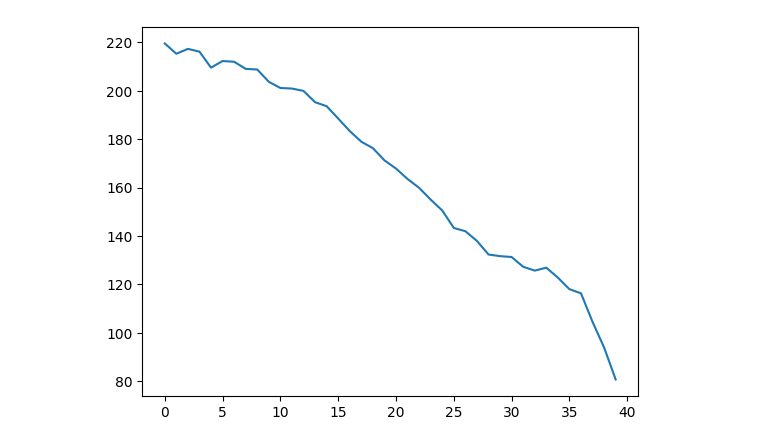
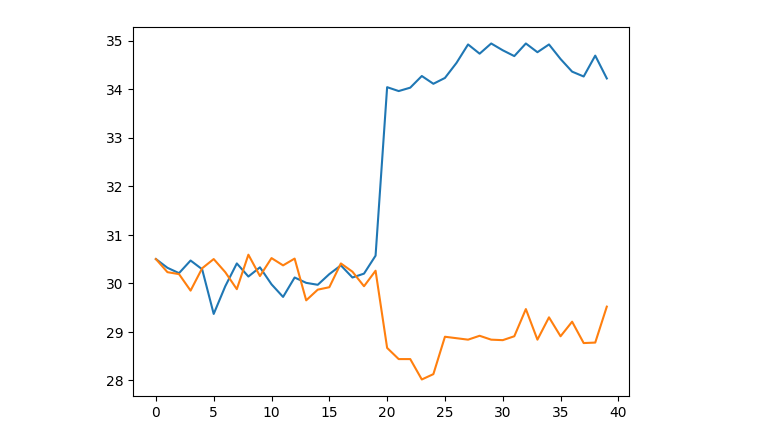
Before and after one commit to benlchang/HD47127-b-ADI, a Jupyter notebook: HD47127_ADI.ipynb, the cells around one changed output. Drawn from its saved outputs; the diff is of its cells as text; code cells hidden in the pictures.

Commit message:
6/3 - first contrast curve

```diff
--- a/HD47127_ADI.ipynb
+++ b/HD47127_ADI.ipynb
@@ -114,7 +116,6 @@ def cADI_NIRC2(flist):
             ctrPoisson.append((611.4,436.2))
 
             aligned_cube[0,:,:] = rawcube[0,:,:]
-            print(head)
         else:
             shifts, error, diffphase = phase_cross_correlation(rawcube[0,:,:], rawcube[i,:,:],upsample_factor=100,normalization=None)
             aligned_cube[i,:,:] = fourier_shift(rawcube[i,:,:],shifts)
@@ -124,6 +125,7 @@ def cADI_NIRC2(flist):
         va = head['ROTPOSN'] - head['INSTANGL'] + head['PARANG']
         vertangs.append(va)
 
+    fits.writeto('tempstar.fits',aligned_cube[1,:,:],overwrite=True)
     medcube = np.nanmedian(aligned_cube,axis=0)
 
     for i in np.arange(len(flist)):
@@ -150,6 +152,7 @@ def cADI_NIRC2(flist):
     return SNR_map, med_derot, ctrs[0]
 
 #ADI
+
 def ADI_NIRC2(flist):
     rawcube, ctrs, parangs = ADI_getImages(flist, 1024, 1024)
 
@@ -220,12 +223,12 @@ def forwardmodel(flist, psflist=None, gaussian=None):
 
 #   ___CHANGE THIS___   """
 
-#datadir = '../rawdata/2023_12_H/'
+datadir = '../rawdata/2023_12_H/'
 #datadir = '../rawdata/2023_12_J/'
 #datadir = '../rawdata/2023_02_H/'
 #datadir = '../rawdata/2023_12_CH4long/'
 #datadir = '../rawdata/2023_12_CH4short/'
-datadir = '../rawdata/2023_12_Kshort/'
+#datadir = '../rawdata/2023_12_Kshort/'
 #datadir = '../rawdata/DEWARPED_2021_04_CH4short/'
 flist = sorted(glob.glob(datadir + '*.fits'))
 #psflist = sorted(glob.glob(psfdir + '*.fits'))
@@ -235,6 +238,7 @@ gaussian = makeGaussian(size=120, amplitude=30, fwhm=6)
 #diskForwardmodel(flist, psflist)
 #forwardmodel(flist, psflist)
 #ADI_NIRC2(flist)
-forwardmodel(flist, gaussian=gaussian)
+cADI_NIRC2(flist)
+#forwardmodel(flist, gaussian=gaussian)
 #flist_adi, cen = ADI_NIRC2(flist)
 # %% [output]
@@ -348,35 +354,54 @@ Burn in finished. Now sampling posterior
 # %%
-output_prefix = '../klipdata/2023_12_H/'
+#calculate contrast
 
-def contrastCurve(output_prefix, pixel_sep, pa):
-    hdulist = fits.open(output_prefix + "-KLmodes-all.fits")
+from scipy.ndimage import shift
+#take in star data
+def starData(flist, xdim, ydim):
+    rawcube = np.zeros((len(flist), 60, 60))
+    alignedcube = np.zeros((len(flist), 60, 60))
+    ctrs = []
+    for i in range(len(flist)):
+        rawcube[i,:,:] = fits.getdata(flist[i])[30:90,2:62]
+        if i == 0:
+            alignedcube[0,:,:] = rawcube[i,:,:]
+            ctrs.append((30.5, 30.5))
+        else:
+            shifts, error, diffphase = phase_cross_correlation(rawcube[0,:,:], rawcube[i,:,:],upsample_factor=100, normalization=None)
+            print(shifts)
+            alignedcube[i,:,:] = shift(rawcube[i,:,:],shift=shifts,mode='grid-constant')
+            ctrs.append(ctrs[0]+shifts)
+    fits.writeto('temp.fits', rawcube[1,:,:],overwrite=True)
+    fits.writeto('tempstar.fits', alignedcube[1,:,:], overwrite=True)
 
-    kl20frame = hdulist[0].data[1]
-    print(kl20frame)
-    dataset_center = [hdulist[0].header['PSFCENTX'], hdulist[0].header['PSFCENTY'] ]
+    medcube = np.nanmedian(alignedcube, axis=0)
+    fits.writeto('medstar.fits', medcube, overwrite=True)
+    print(medcube.shape)
+    plt.plot(ctrs)
 
-    dataset_iwa = 80 # radius of occulter
-    dataset_owa = 100
-    dataset_fwhm = 6 # fwhm of PSF roughly
-    low_pass_size = 1. # pixel, corresponds to the sigma of the Gaussian
+    amplitude = calc_starflux(medcube, (29, 32))
+    return amplitude, (30, 30)
 
-    # mask beta Pic b
-    # first get the location of the planet from Wang+ (2016)
-    hd47127b_sep = pixel_sep # pixels
-    hd47127b_pa = pa # degrees
-    hd47127b_x = pixel_sep * -np.sin(np.radians(pa)) + dataset_center[0]
-    hd47127b_y = pixel_sep * np.cos(np.radians(pa)) + dataset_center[1]
-    # now mask the data
-    ydat, xdat = np.indices(kl20frame.shape)
-    distance_from_planet = np.sqrt((xdat - hd47127b_x)**2 + (ydat - hd47127b_y)**2)
-    kl20frame[np.where(distance_from_planet <= 2*dataset_fwhm)] = np.nan
-    fits.writeto('kl20frame.fits', kl20frame, overwrite=True)
+#fit 2D gaussian (from pyklip.instruments.NIRC2, adjusted slightly)
+def calc_starflux(cube, center):
+    dims = cube.shape
+    y, x = np.meshgrid( np.arange(dims[0]), np.arange(dims[1]) )
+
+    # Initializing Model. Fixing the rotation and the X, Y location of the star.
+    g_init = models.Gaussian2D(cube.max(), x_mean=center[0], y_mean=center[1], x_stddev=5, y_stddev=5, \
+        fixed={'x_mean':True,'y_mean':True,'theta':True})
+
+    # Initializing Levenburg-Marquart Least-Squares fitting routine.
+    fit_g = fitting.LevMarLSQFitter()
+
+    # Fitting the amplitude, x_stddev and y_stddev
+    g = fit_g(g_init, y, x, cube)
+    return g.amplitude
 
 
-    contrast_seps, contrast = klip.meas_contrast(kl20frame, dataset_iwa, dataset_owa, dataset_fwhm, center=dataset_center, low_pass_filter=low_pass_size)
-    plt.plot(contrast)
+flist = sorted(glob.glob('../stardata/2023_12_H/*.fits'))
+xdim, ydim = 120, 64
+amplitude, center = starData(flist, xdim, ydim)
 
-#calibrated contrast curve with fake planets
-#coronographic throughput-corrected contrast curve
-contrast_seps, contrast = contrastCurve(output_prefix, 192.1, 8.2)
+output_prefix = 'medstar'
+print(amplitude, center)
 # %% [output]
@@ -396 +425 @@ contrast_seps, contrast = contrastCurve(output_prefix, 192.1, 8.2)
-[figure, old version]
+[figure, new version]
```
Also changed, not shown: parts of 5 cells of this notebook, 1 other file.
